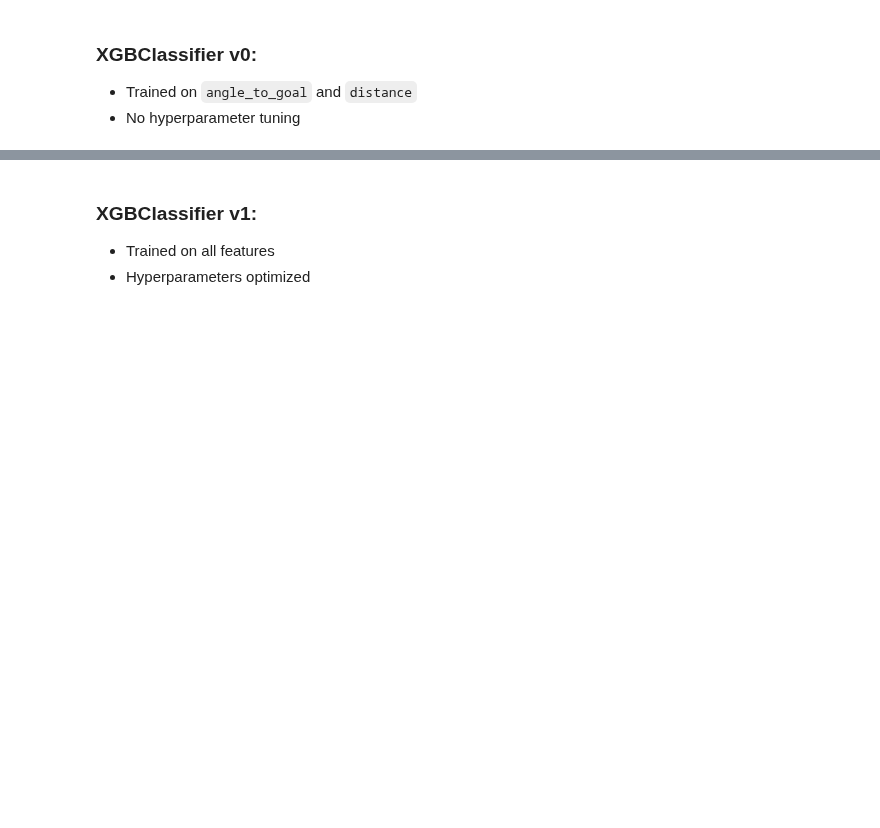
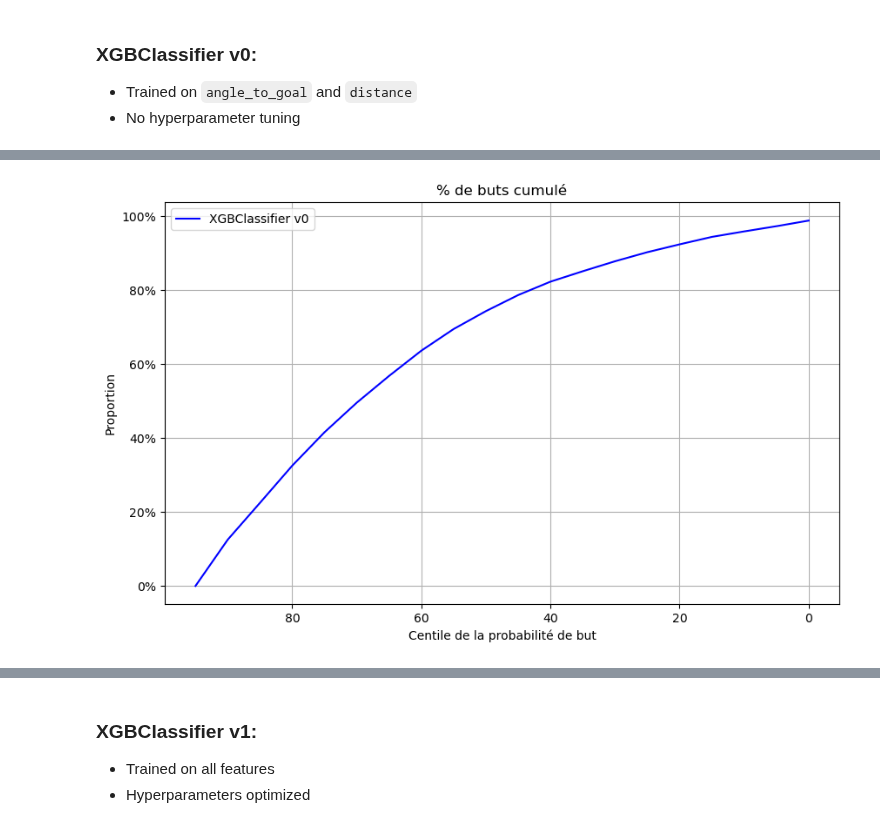
Before and after one commit to hypium/NHL_GoalPredictionApp, a Jupyter notebook: ift6758/models/xgboost.ipynb, the cells around one changed output, grey strips where cells are left out. Saved outputs shown, nothing was run; the diff lists cells and outputs as text; code cells hidden in the pictures; blank space fills up the shorter version.

```diff
--- a/ift6758/models/xgboost.ipynb
+++ b/ift6758/models/xgboost.ipynb
@@ -53,0 +96,21 @@ y_pred_prob = model.predict_proba(X_val_0)[:, 1]
+# %%
+cg_df = results_v0.copy()
+
+percentile_bins = np.linspace(0, 1, 21)
+cg_df['percentile'] = pd.qcut(cg_df['goal_proba'], q=percentile_bins, labels=[p * 100 for p in percentile_bins[:-1]])
+total_shots = cg_df['is_goal'].sum()
+goals_cums = 1 - cg_df.groupby('percentile', observed=False)['is_goal'].sum().cumsum() / total_shots
+
+plt.figure(figsize=(10, 6))
+plt.plot(percentile_bins[:-1], goals_cums, color='blue', label='XGBClassifier v0')
+plt.gca().invert_xaxis()
+plt.gca().xaxis.set_major_formatter(FuncFormatter(lambda x, pos: f'{x * 100:.0f}'))
+plt.gca().yaxis.set_major_formatter(FuncFormatter(lambda x, pos: f'{x * 100:.0f}%'))
+plt.xlabel('Centile de la probabilité de but')
+plt.ylabel('Proportion')
+plt.title('% de buts cumulé')
+plt.legend()
+plt.grid()
+plt.show()
+# %% [output]
+[figure, added]
```
Also changed, not shown: parts of 10 cells of this notebook.
